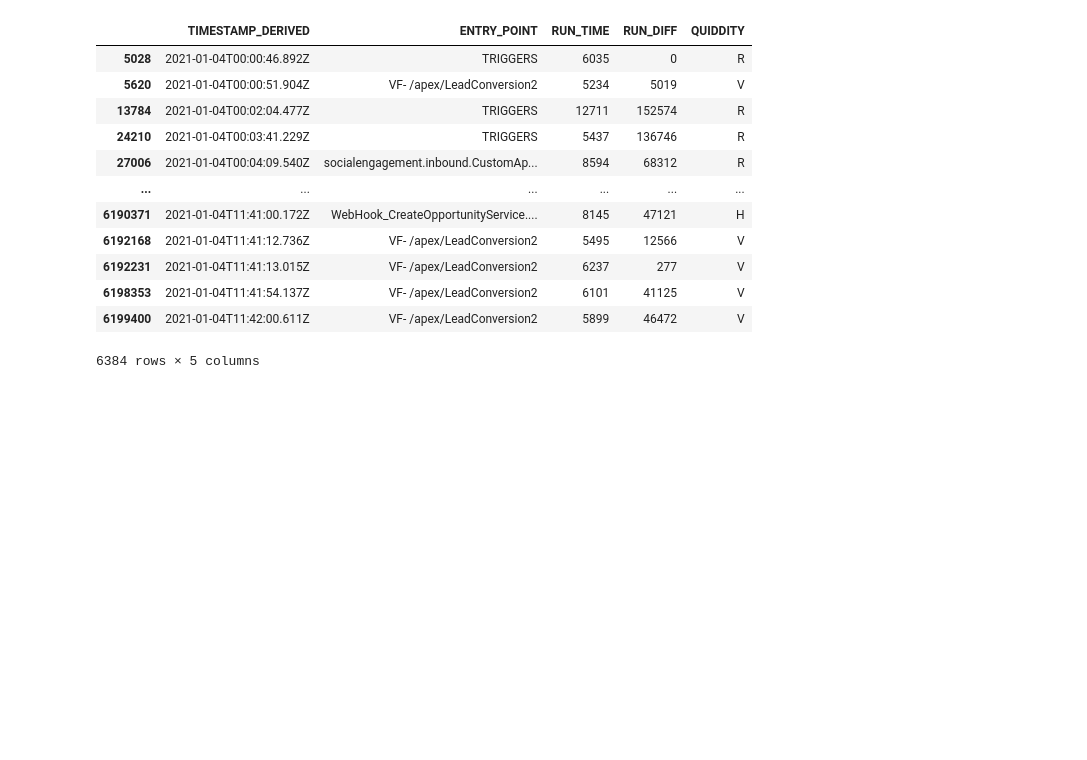
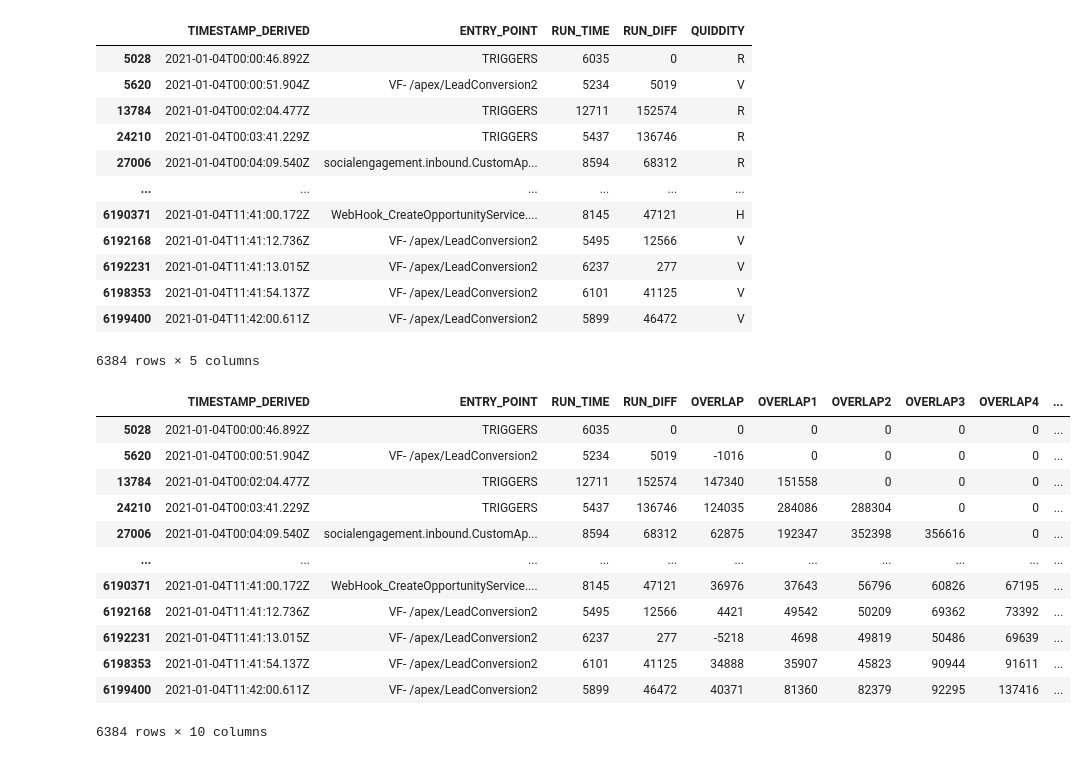
Before and after one commit to PeterTempflidh/monitoring-notbooks, a Jupyter notebook: find_long_runners.ipynb, the cells around one changed output. Cells and saved outputs as stored; diff of their text form; code cells hidden in the pictures; blank space fills up the shorter version.

```diff
--- a/find_long_runners.ipynb
+++ b/find_long_runners.ipynb
@@ -87,4 +50,55 @@ long_running['OVERLAP'] = overlap
+# %%
+run_time = long_running['RUN_TIME'].to_list()
+run_diff = long_running['RUN_DIFF'].to_list()
+
+overlap = [run_diff[c+1] - run_time[c] for c in range(len(run_time)-1)]
+overlap.insert(0,0)
+
+overlap1 = [run_diff[c+2] + run_diff[c+1] - run_time[c] for c in range(len(run_time)-2)]
+overlap1.insert(0,0)
+overlap1.insert(0,0)
+
+overlap2 = [run_diff[c+3] + run_diff[c+2] + run_diff[c+1] - run_time[c] for c in range(len(run_time)-3)]
+overlap2.insert(0,0)
+overlap2.insert(0,0)
+overlap2.insert(0,0)
+
+overlap3 = [run_diff[c+4] + run_diff[c+3] + run_diff[c+2] + run_diff[c+1] - run_time[c] for c in range(len(run_time)-4)]
+overlap3.insert(0,0)
+overlap3.insert(0,0)
+overlap3.insert(0,0)
+overlap3.insert(0,0)
+
+overlap4 = [run_diff[c+5] + run_diff[c+4] + run_diff[c+3] + run_diff[c+2] + run_diff[c+1] - run_time[c] for c in range(len(run_time)-5)]
+overlap4.insert(0,0)
+overlap4.insert(0,0)
+overlap4.insert(0,0)
+overlap4.insert(0,0)
+overlap4.insert(0,0)
+
+
+long_running['OVERLAP'] = overlap
+long_running['OVERLAP1'] = overlap1
+long_running['OVERLAP2'] = overlap2
+long_running['OVERLAP3'] = overlap3
+long_running['OVERLAP4'] = overlap4
 # %%
-myrows = long_running[['TIMESTAMP_DERIVED', 'ENTRY_POINT', 'RUN_TIME', 'RUN_DIFF', 'OVERLAP', 'QUIDDITY' ]]
+myrows = long_running[['TIMESTAMP_DERIVED', 'ENTRY_POINT', 'RUN_TIME', 'RUN_DIFF', 'OVERLAP','OVERLAP1','OVERLAP2','OVERLAP3','OVERLAP4', 'QUIDDITY' ]]
+# %%
+myrows
+# %% [output]
+|  | TIMESTAMP_DERIVED | ENTRY_POINT | RUN_TIME | RUN_DIFF | OVERLAP | OVERLAP1 | OVERLAP2 | OVERLAP3 | OVERLAP4 | ... |
+| 5028 | 2021-01-04T00:00:46.892Z | TRIGGERS | 6035 | 0 | 0 | 0 | 0 | 0 | 0 | ... |
+| 5620 | 2021-01-04T00:00:51.904Z | VF- /apex/LeadConversion2 | 5234 | 5019 | -1016 | 0 | 0 | 0 | 0 | ... |
+| 13784 | 2021-01-04T00:02:04.477Z | TRIGGERS | 12711 | 152574 | 147340 | 151558 | 0 | 0 | 0 | ... |
+| 24210 | 2021-01-04T00:03:41.229Z | TRIGGERS | 5437 | 136746 | 124035 | 284086 | 288304 | 0 | 0 | ... |
+| 27006 | 2021-01-04T00:04:09.540Z | socialengagement.inbound.CustomAp... | 8594 | 68312 | 62875 | 192347 | 352398 | 356616 | 0 | ... |
+| ... | ... | ... | ... | ... | ... | ... | ... | ... | ... | ... |
+| 6190371 | 2021-01-04T11:41:00.172Z | WebHook_CreateOpportunityService.... | 8145 | 47121 | 36976 | 37643 | 56796 | 60826 | 67195 | ... |
+| 6192168 | 2021-01-04T11:41:12.736Z | VF- /apex/LeadConversion2 | 5495 | 12566 | 4421 | 49542 | 50209 | 69362 | 73392 | ... |
+| 6192231 | 2021-01-04T11:41:13.015Z | VF- /apex/LeadConversion2 | 6237 | 277 | -5218 | 4698 | 49819 | 50486 | 69639 | ... |
+| 6198353 | 2021-01-04T11:41:54.137Z | VF- /apex/LeadConversion2 | 6101 | 41125 | 34888 | 35907 | 45823 | 90944 | 91611 | ... |
+| 6199400 | 2021-01-04T11:42:00.611Z | VF- /apex/LeadConversion2 | 5899 | 46472 | 40371 | 81360 | 82379 | 92295 | 137416 | ... |
+6384 rows × 10 columns
 # %%
 myrows.to_csv('experted.csv')
```
Also changed, not shown: parts of 4 cells of this notebook.
